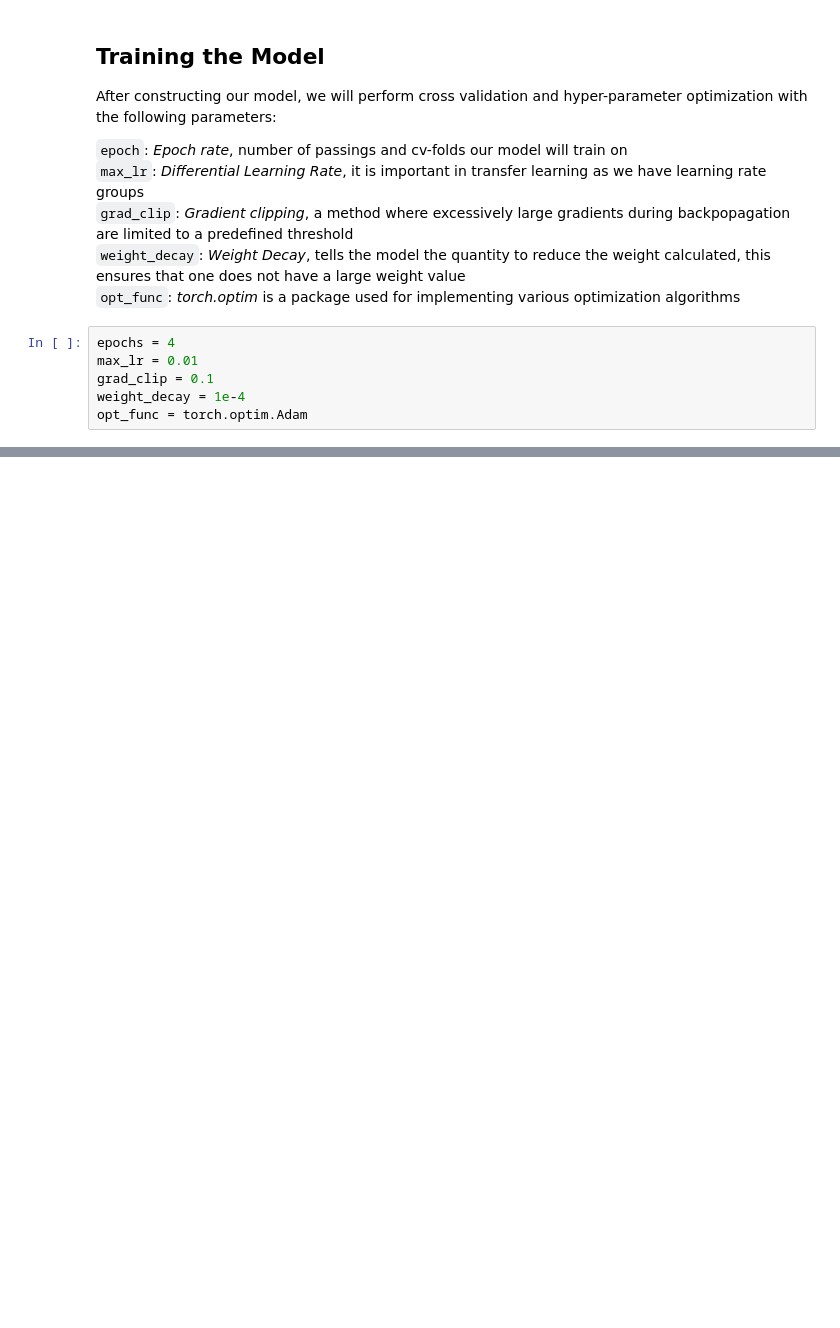
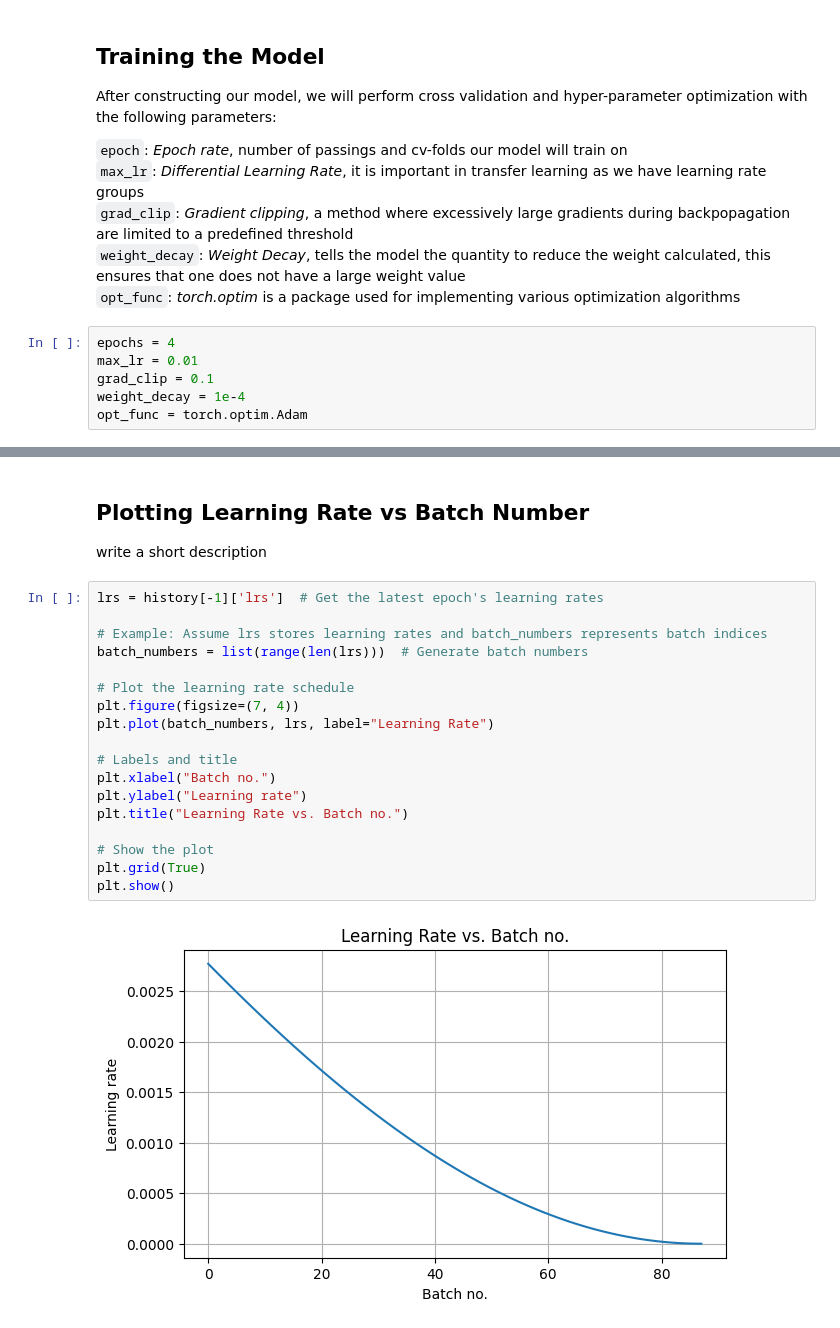
Before and after one commit to Vondent/image-classification, a Jupyter notebook: image-classification.ipynb, the cells around one changed output, grey strips where cells are left out. Cells and saved outputs as stored; diff of their text form; blank space fills up the shorter version.

```diff
--- a/image-classification.ipynb
+++ b/image-classification.ipynb
@@ -294,0 +396,24 @@ opt_func = torch.optim.Adam
+# %% [markdown]
+## Plotting Learning Rate vs Batch Number
+
+write a short description
+# %%
+lrs = history[-1]['lrs']  # Get the latest epoch's learning rates
+
+# Example: Assume lrs stores learning rates and batch_numbers represents batch indices
+batch_numbers = list(range(len(lrs)))  # Generate batch numbers
+
+# Plot the learning rate schedule
+plt.figure(figsize=(7, 4))
+plt.plot(batch_numbers, lrs, label="Learning Rate")
+
+# Labels and title
+plt.xlabel("Batch no.")
+plt.ylabel("Learning rate")
+plt.title("Learning Rate vs. Batch no.")
+
+# Show the plot
+plt.grid(True)
+plt.show()
+# %% [output]
+[figure, added]
```
Also changed, not shown: parts of 7 cells of this notebook.
